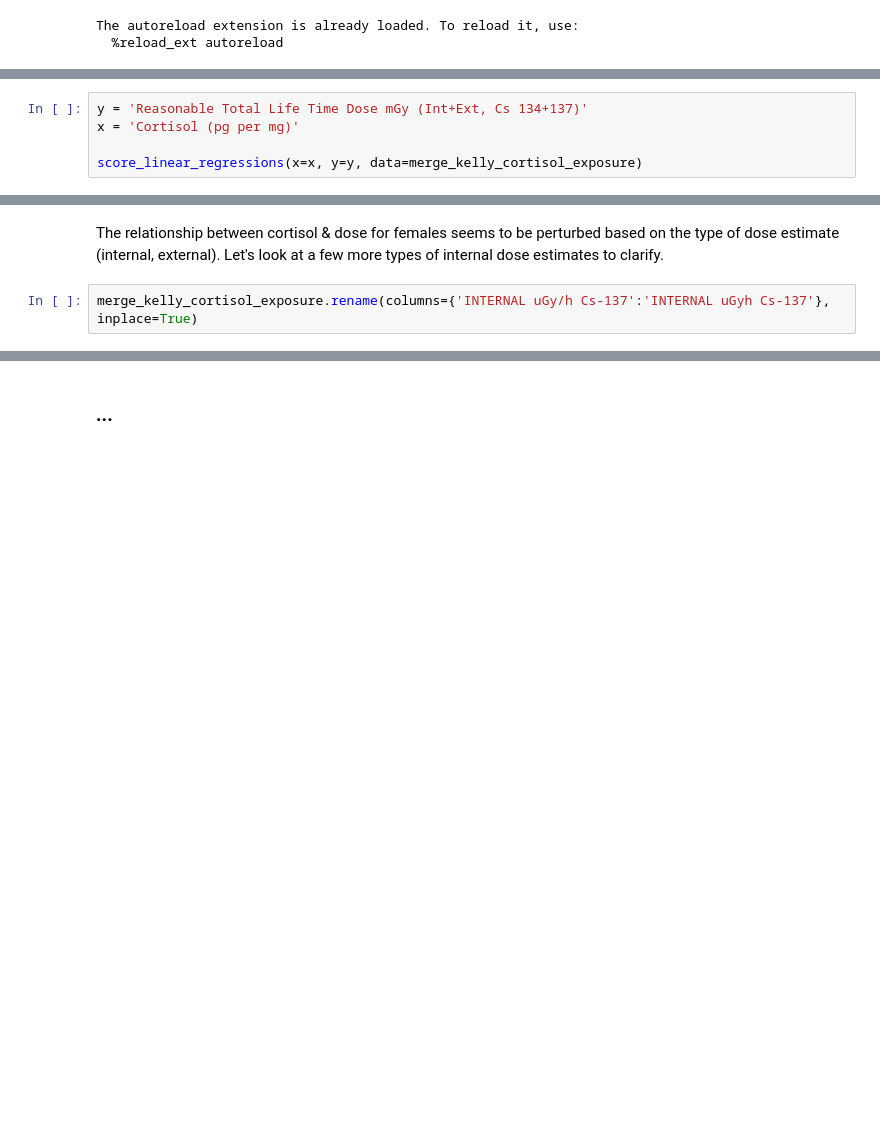
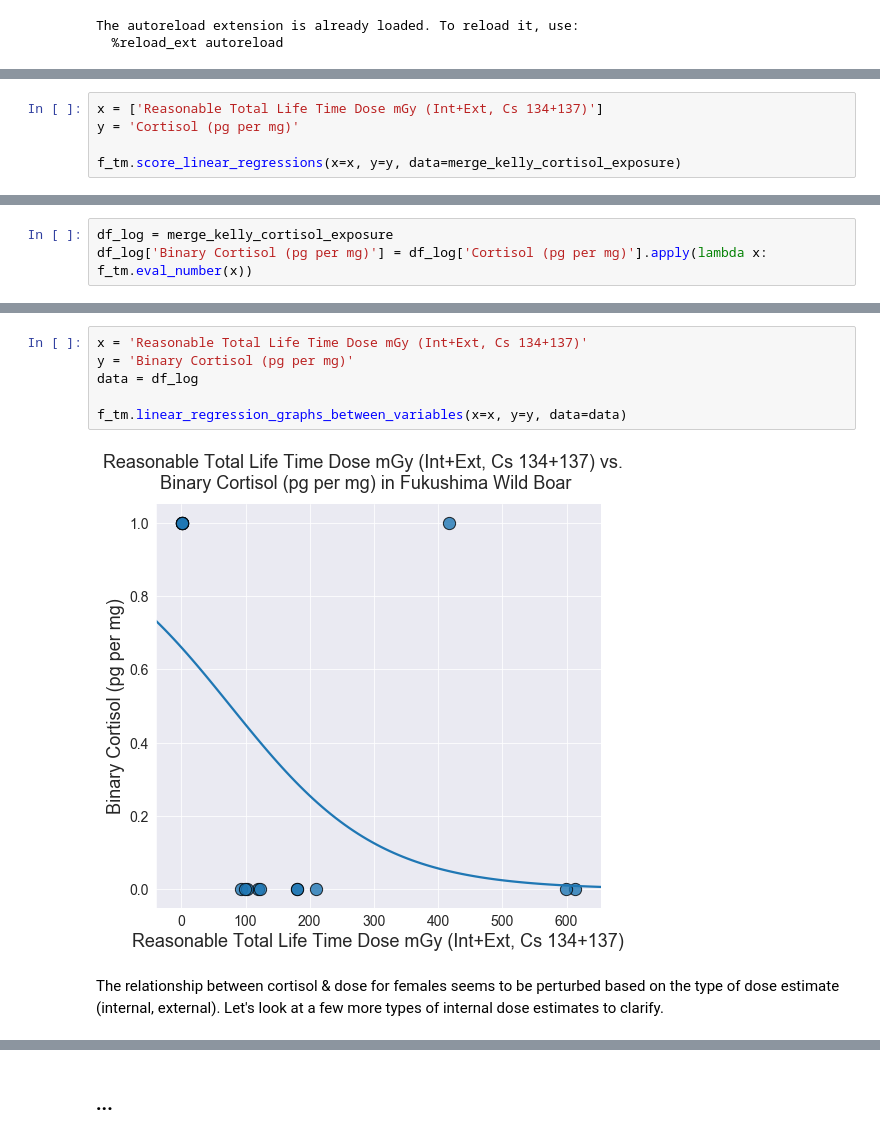
Before and after one commit to Jared-Luxton/Fukushima-Nuclear-Disaster-Humans, a Jupyter notebook: workflow & analyses notebooks/00_Fukushima_Project_Workflow_Data_Story.ipynb, the cells around one changed output, grey strips where cells are left out. Saved outputs shown, nothing was run; the diff lists cells and outputs as text; blank space fills up the shorter version.

```diff
--- a/workflow & analyses notebooks/00_Fukushima_Project_Workflow_Data_Story.ipynb
+++ b/workflow & analyses notebooks/00_Fukushima_Project_Workflow_Data_Story.ipynb
@@ -214,6 +227,6 @@ f_tm.linear_regression_graphs_between_variables(x=x, y=y, data=data)
 # %%
-y = 'Reasonable Total Life Time Dose mGy (Int+Ext, Cs 134+137)'
-x = 'Cortisol (pg per mg)'
+x = ['Reasonable Total Life Time Dose mGy (Int+Ext, Cs 134+137)']
+y = 'Cortisol (pg per mg)'
 
-score_linear_regressions(x=x, y=y, data=merge_kelly_cortisol_exposure)
+f_tm.score_linear_regressions(x=x, y=y, data=merge_kelly_cortisol_exposure)
 # %% [output]
@@ -225 +234,4 @@ Linear regression for Cortisol (pg per mg) vs. Reasonable Total Life Time Dose m
 Overall R2 is 0.1738
+# %%
+df_log = merge_kelly_cortisol_exposure
+df_log['Binary Cortisol (pg per mg)'] = df_log['Cortisol (pg per mg)'].apply(lambda x: f_tm.eval_number(x))
@@ -226,4 +256,10 @@ Overall R2 is 0.1738
+# %%
+x = 'Reasonable Total Life Time Dose mGy (Int+Ext, Cs 134+137)'
+y = 'Binary Cortisol (pg per mg)'
+data = df_log
+
+f_tm.linear_regression_graphs_between_variables(x=x, y=y, data=data)
+# %% [output]
+[figure, added]
 # %% [markdown]
 The relationship between cortisol & dose for females seems to be perturbed based on the type of dose estimate (internal, external). Let's look at a few more types of internal dose estimates to clarify.
-# %%
-merge_kelly_cortisol_exposure.rename(columns={'INTERNAL uGy/h Cs-137':'INTERNAL uGyh Cs-137'}, inplace=True)
```
Also changed, not shown: parts of 12 cells of this notebook.
